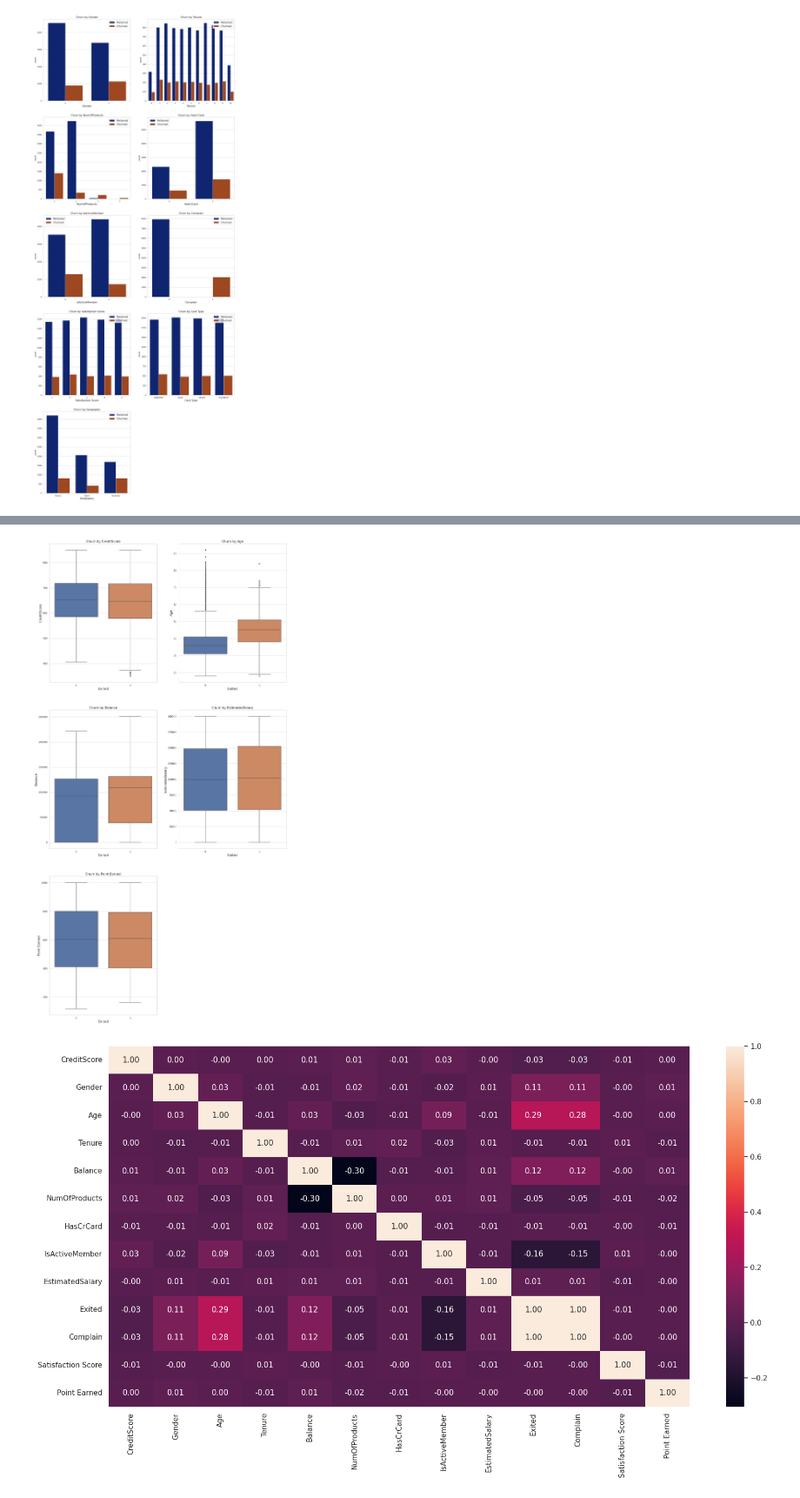
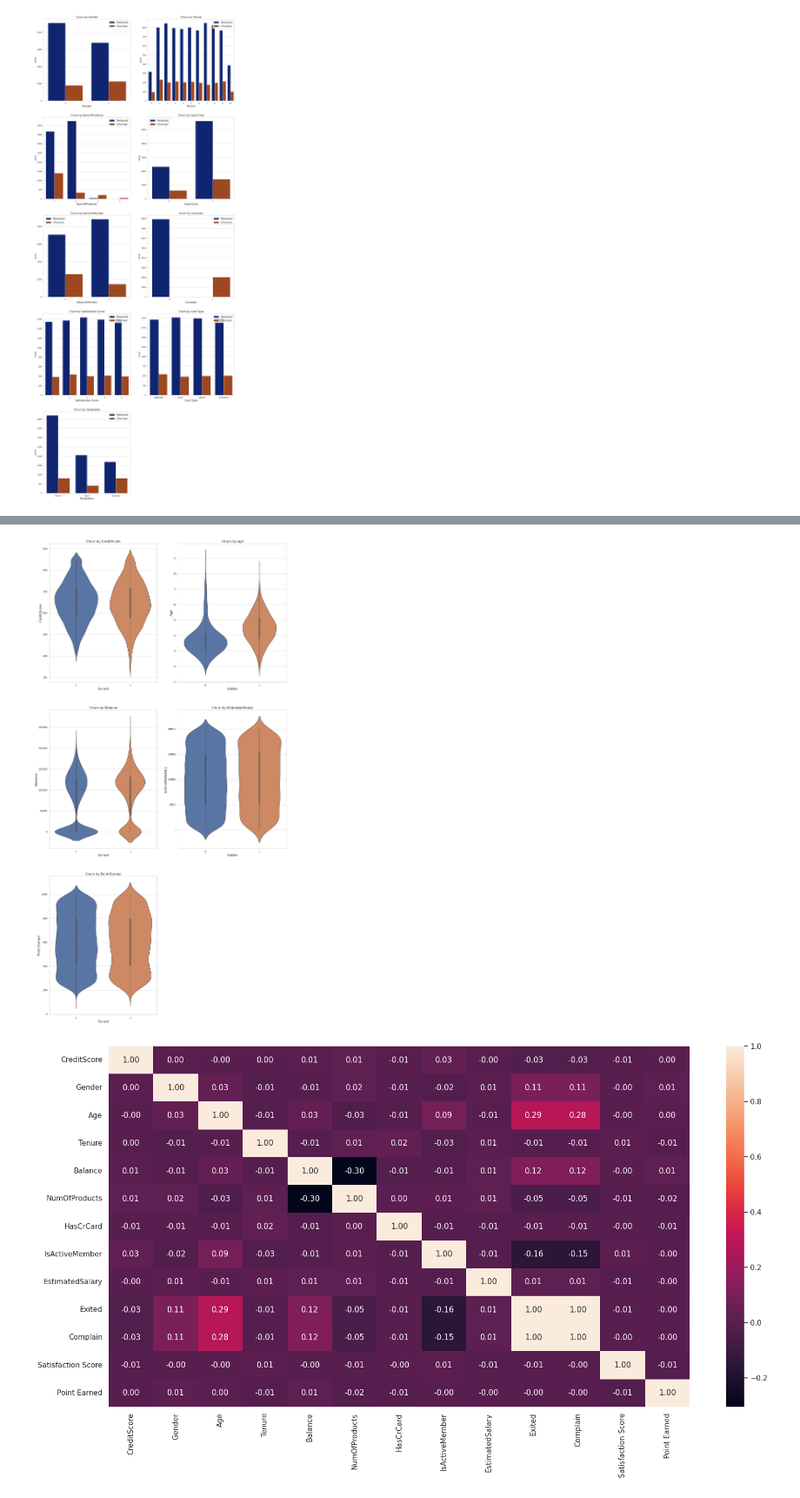
Before and after one commit to jahidul39306/bank_churn_kaggle, a Jupyter notebook: bank-churn.ipynb, the cells around one changed output, grey strips where cells are left out. Shown at 87% size. Drawn from its saved outputs; the diff is of its cells as text; code cells hidden in the pictures.

```diff
--- a/bank-churn.ipynb
+++ b/bank-churn.ipynb
@@ -183,13 +196,13 @@ box_plt = ["CreditScore", "Age", "Balance", "EstimatedSalary", "Point Earned"]
 # %%
 plt.figure(figsize=(20, 40))
 for fe, x in zip(box_plt, range(0, len(box_plt))):
     plt.subplot(3, 2, x+1)
-    sns.boxplot(x='Exited', y=fe, data=df)
+    sns.violinplot(x='Exited', y=fe, data=df)
     plt.xlabel("Exited", fontsize=15)
     plt.ylabel(fe, fontsize=15)
     plt.title('Churn by ' + fe, fontsize=15)
 # %% [output]
-[figure, old version]
+[figure, new version]
 # %%
 num_list = df.select_dtypes(exclude=["object"]).columns.tolist()
 # %%
```
Also changed, not shown: parts of 22 cells of this notebook.
